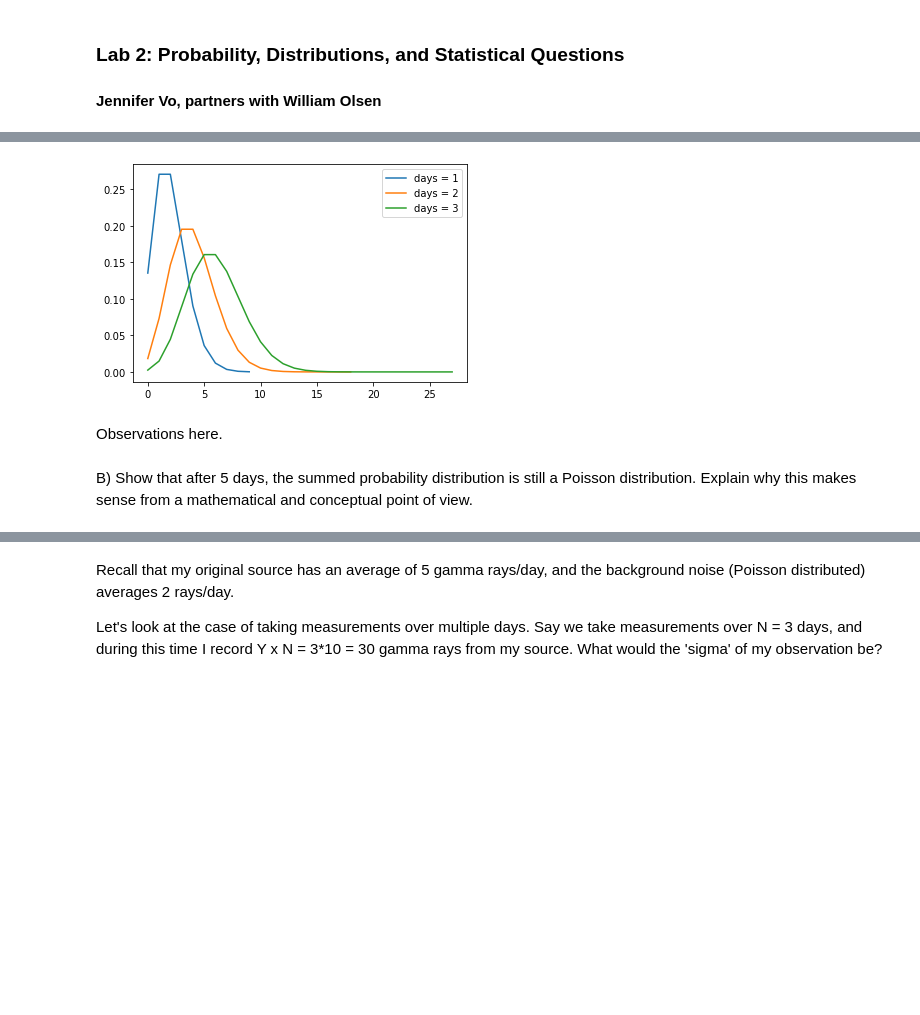
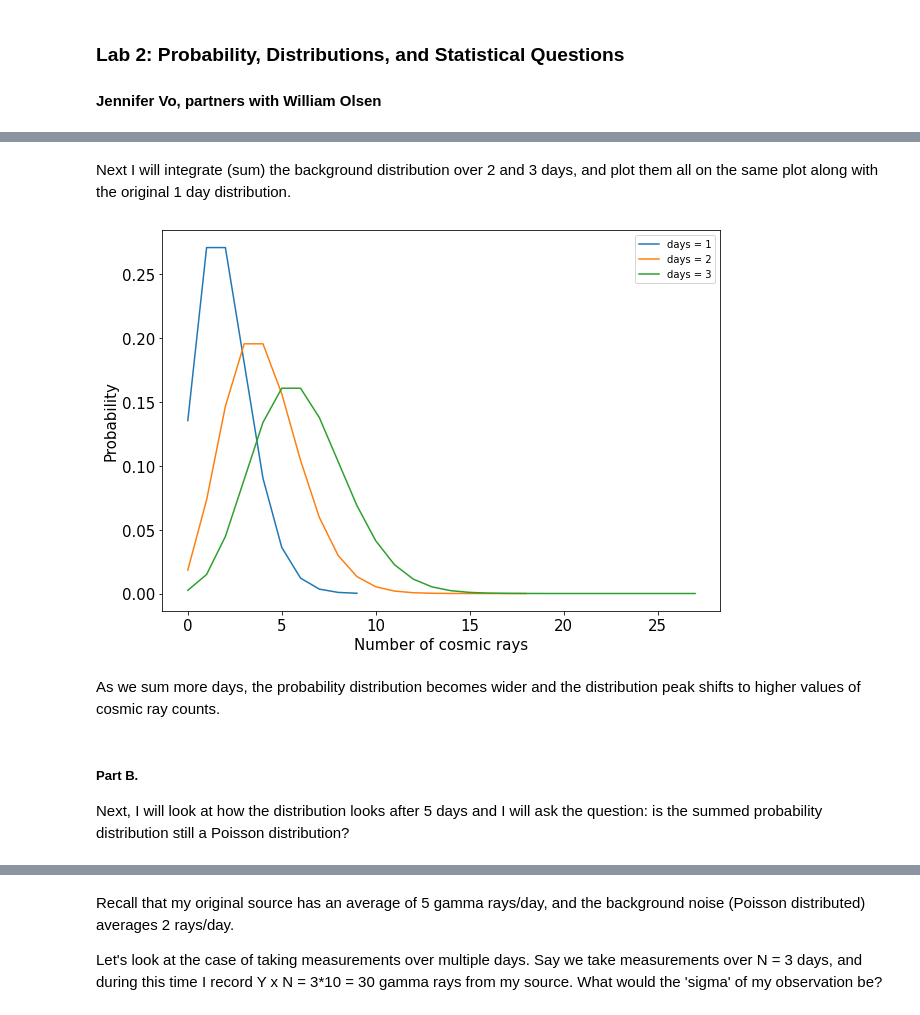
Before and after one commit to jenniv27/phys434, a Jupyter notebook: Labs/Lab2.ipynb, the cells around one changed output, grey strips where cells are left out. Drawn from its saved outputs; the diff is of its cells as text; code cells hidden in the pictures; blank space fills up the shorter version.

Commit message:
completed parts 3 and some of 4

```diff
--- a/Labs/Lab2.ipynb
+++ b/Labs/Lab2.ipynb
@@ -8,7 +8,17 @@
 # %%
+# importing libraries we will use in the lab
 import numpy as np
 import matplotlib
 import matplotlib.pyplot as plt
 import scipy
 from scipy import stats
+
+# setting up graphing figure size
+plt.rcParams["figure.figsize"] = (10,7)
+# TO DO: FINISH 4
+# WRITE UP AND CLEAN UP
+# Normalize graphs after every convolution/averaging process in order to plot them on the same.
+    # Normalization expectations:
+    # For discrete, bin-width are all 1, pmf value must be <1. Integral will just be a sum.
+    # For continuous, bin-width is less than 1, pdf value can be >1. Integral will include the dx, so pdf values > 1 is fine.
 # %% [markdown]
@@ -42,33 +54,50 @@ Observations here.
+# %% [markdown]
+Next I will integrate (sum) the background distribution over 2 and 3 days, and plot them all on the same plot along with the original 1 day distribution.
 # %%
+def calc_bin_width(x):
+    size = len(x)
+    return (x[size-1]-x[0])/size
+
+def normalize(x, y):
+    bin_width = calc_bin_width(x)
+    sum_prob = 0
+    for i in range (0, len(y)):
+        sum_prob += y[i]*bin_width
+
+    return y/sum_prob
+
 # n = number of distributions being convolved
 def convolve(n, p):
     conv_prob = p
     for i in range (0, n-1):
         conv_prob = np.convolve(conv_prob, p)
 
     size = len(conv_prob)
     x_values = []
     for i in range (0, size):
         x_values.append(i)
 
     return x_values, conv_prob
 
-x_values1, conv_prob1 = convolve(1, y_poisson)
 x_values2, conv_prob2 = convolve(2, y_poisson)
 x_values3, conv_prob3 = convolve(3, y_poisson)
 
-plt.plot(x_values1, conv_prob1, label = f'days = 1')
+plt.plot(x_poisson, y_poisson, label = f'days = 1')
 plt.plot(x_values2, conv_prob2, label = f'days = 2')
 plt.plot(x_values3, conv_prob3, label = f'days = 3')
 
+plt.tick_params(labelsize = 15)
+plt.xlabel('Number of cosmic rays', fontsize = 15)
+plt.ylabel('Probability', fontsize = 15)
 plt.legend()
 plt.show()
 # %% [output]
-[figure, old version]
+[figure, new version]
 # %% [markdown]
-Observations here.
+As we sum more days, the probability distribution becomes wider and the distribution peak shifts to higher values of cosmic ray counts.
 # %% [markdown]
-B) Show that after 5 days, the summed probability distribution is still a Poisson distribution. Explain why this makes sense from a mathematical and conceptual point of view.
+##### Part B.
+Next, I will look at how the distribution looks after 5 days and I will ask the question: is the summed probability distribution still a Poisson distribution?
 # %%
 x_values5, conv_prob5 = convolve(5, y_poisson)
 plt.plot(x_values5, conv_prob5, label = f'days = 5')
```
Also changed, not shown: parts of 46 cells of this notebook.
